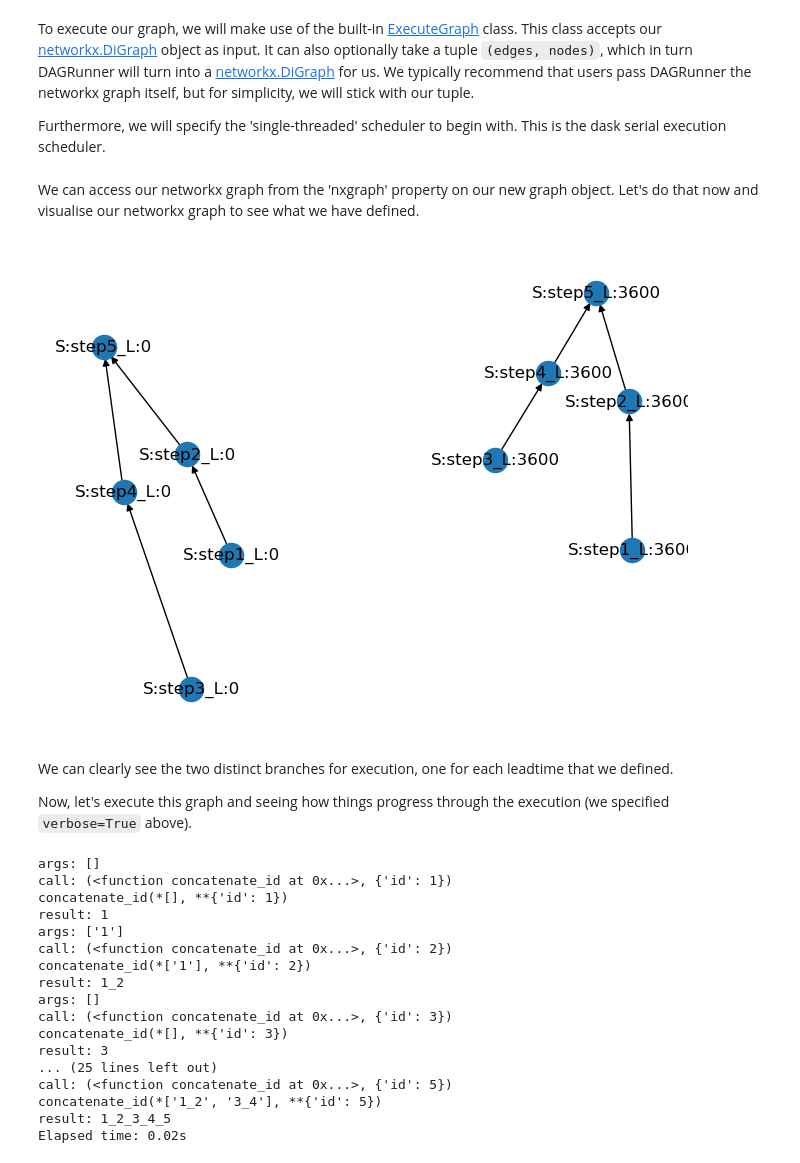
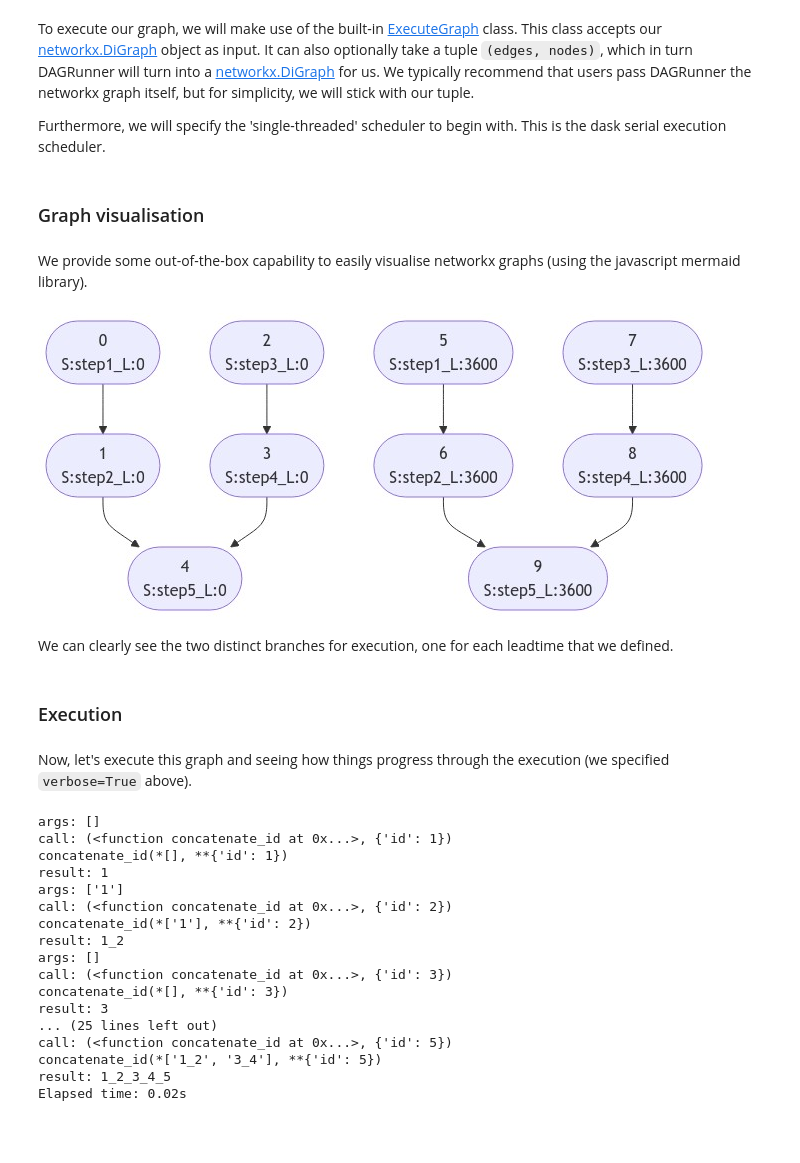
Before and after one commit to MetOffice/dagrunner, a Jupyter notebook: docs/demo.ipynb, the cells around one changed output. Drawn from its saved outputs; the diff is of its cells as text; code cells hidden in the pictures; blank space fills up the shorter version.

Commit message:
jupiter notebook mermaid support

```diff
--- a/docs/demo.ipynb
+++ b/docs/demo.ipynb
@@ -141,19 +141,20 @@ Furthermore, we will specify the 'single-threaded' scheduler to begin with.  Thi
 # %%
 from dagrunner.execute_graph import ExecuteGraph
 graph = ExecuteGraph((EDGES, SETTINGS), scheduler="single-threaded", verbose=True)
+# %% [markdown]
+### Graph visualisation
 # %% [markdown]
-We can access our networkx graph from the 'nxgraph' property on our new graph object.
-Let's do that now and visualise our networkx graph to see what we have defined.
+We provide some out-of-the-box capability to easily visualise networkx graphs (using the javascript mermaid library).
-# %%
-import matplotlib.pyplot as plt
-import networkx as nx
-nx.draw(graph.nxgraph, with_labels=True)
-# %% [output]
-[figure, removed]
+# %%
+graph.visualise()
+# %% [output]
+[figure, added]
 # %% [markdown]
 We can clearly see the two distinct branches for execution, one for each leadtime that we defined.
-
-Now, let's execute this graph and seeing how things progress through the execution (we specified `verbose=True` above).
+# %% [markdown]
+### Execution
+# %% [markdown]
+Now, let's execute this graph and seeing how things progress through the execution (we specified `verbose=True` above).
 # %%
 graph()
 # %% [output]
```
Also changed, not shown: 4 other files.
